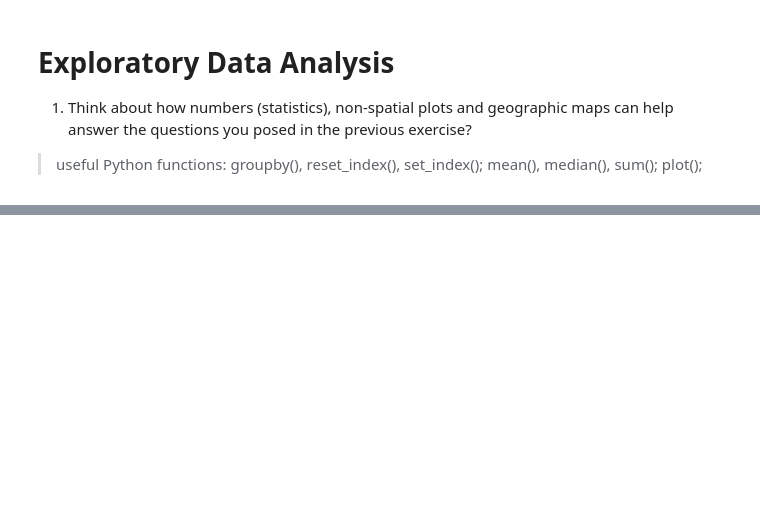
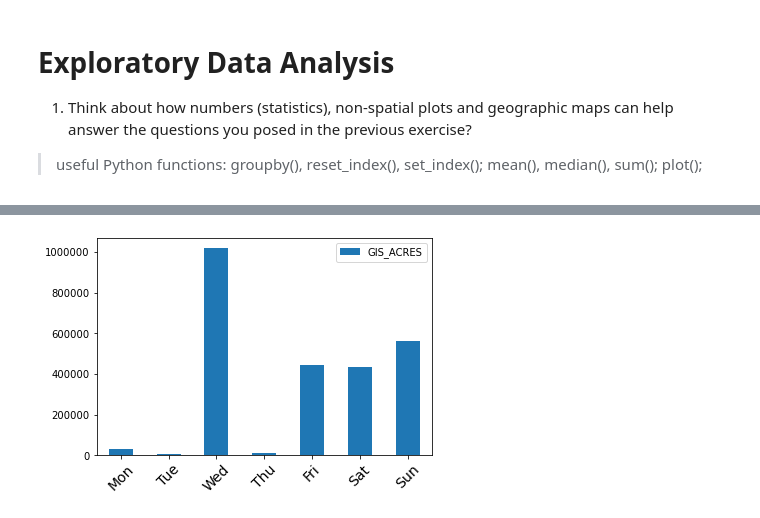
Before and after one commit to barguzin/ucsb_geog172, a Jupyter notebook: lectures/lecture05.ipynb, the cells around one changed output, grey strips where cells are left out. Saved outputs shown, nothing was run; the diff lists cells and outputs as text; code cells hidden in the pictures; blank space fills up the shorter version.

```diff
--- a/lectures/lecture05.ipynb
+++ b/lectures/lecture05.ipynb
@@ -100,5 +198,18 @@ fires2021.month_started.value_counts().plot(kind='barh')
 # %%
-# average number of fires per each month
-fires_per_month = fires2021.groupby('month')['INC_NUM'].sum().reset_index()
-fires_per_month.set_index("month", inplace=True)
-fires_per_month.plot()
+from matplotlib.ticker import FormatStrFormatter
+# another way to aggregate data
+# when you need mean() or sum()
+# total acreage by day of week for start of the fire
+fires_per_dow = fires2021.groupby('dow')['GIS_ACRES'].sum().reset_index()
+fires_per_dow.set_index("dow", inplace=True)
+
+# add labels
+labs = ['Mon', 'Tue', 'Wed', 'Thu', 'Fri', 'Sat', 'Sun']
+
+ax = fires_per_dow.plot(kind='bar')
+ax.set_xticklabels(labs, rotation=45, fontsize=14);
+ax.set_xlabel(''); # remove 'dow' label
+
+ax.yaxis.set_major_formatter(FormatStrFormatter('%.0f'))
+# %% [output]
+[figure, added]
```
Also changed, not shown: parts of 9 cells of this notebook.
